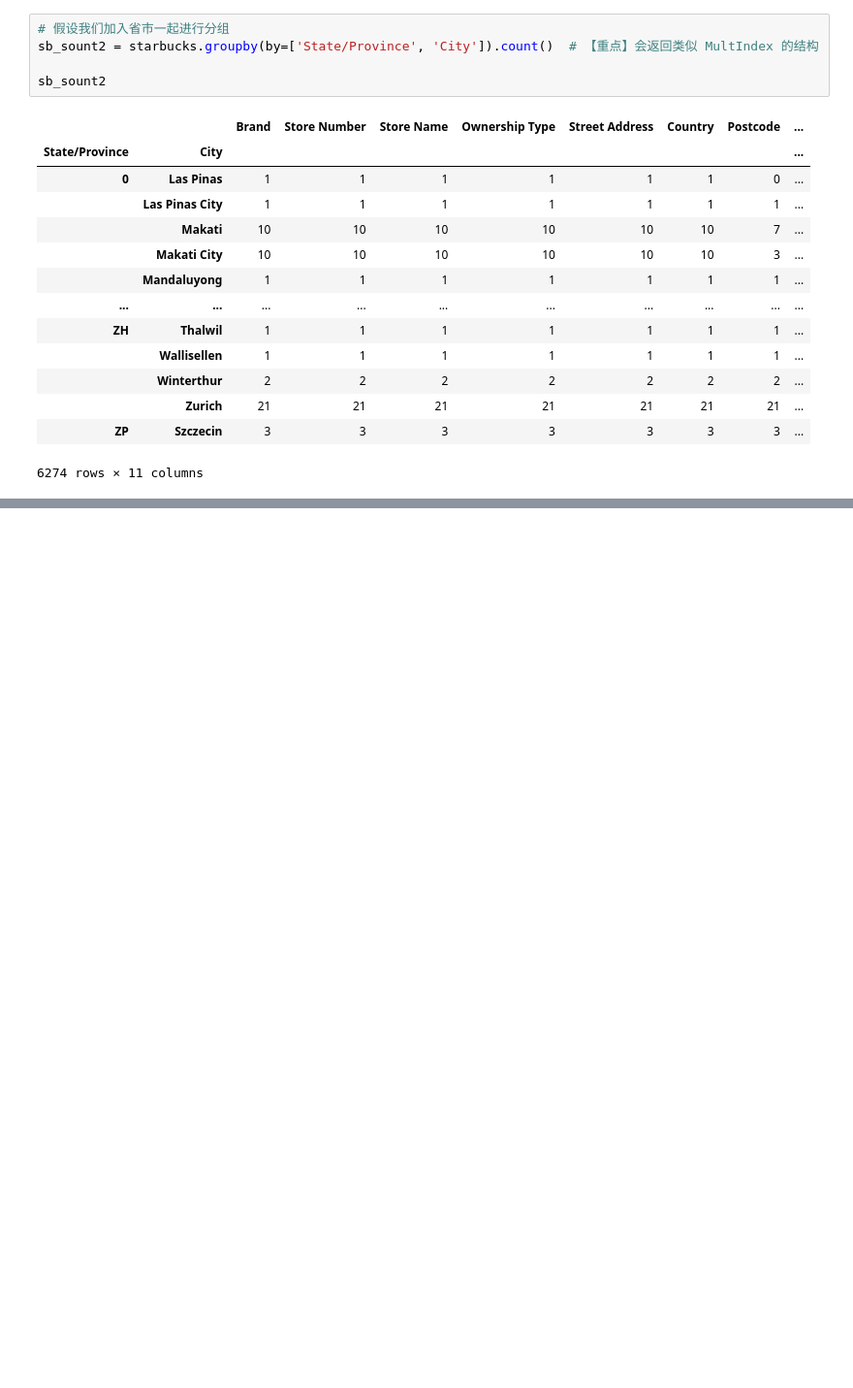
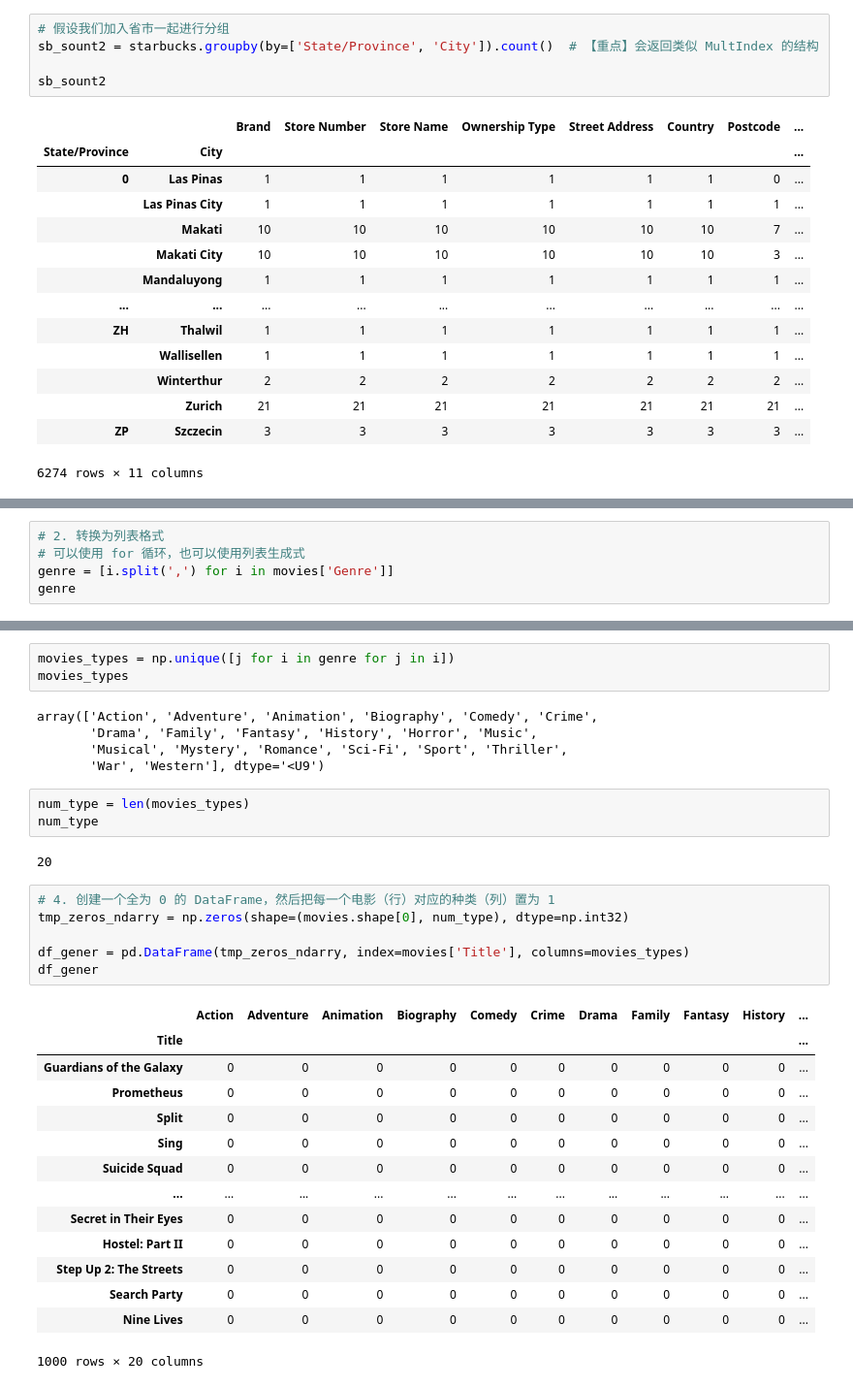
Before and after one commit to NekoSilverFox/Data-Mining, a Jupyter notebook: 003 - Pandas/Pandas.ipynb, the cells around one changed output, grey strips where cells are left out. Shown at 97% size. Saved outputs shown, nothing was run; the diff lists cells and outputs as text; blank space fills up the shorter version.

```diff
--- a/003 - Pandas/Pandas.ipynb
+++ b/003 - Pandas/Pandas.ipynb
@@ -1745,0 +1852,5 @@ sb_sount2
+# %%
+# 2. 转换为列表格式
+# 可以使用 for 循环，也可以使用列表生成式
+genre = [i.split(',') for i in movies['Genre']]
+genre
@@ -1745,0 +1896,34 @@ sb_sount2
+# %%
+movies_types = np.unique([j for i in genre for j in i])
+movies_types
+# %% [output]
+array(['Action', 'Adventure', 'Animation', 'Biography', 'Comedy', 'Crime',
+       'Drama', 'Family', 'Fantasy', 'History', 'Horror', 'Music',
+       'Musical', 'Mystery', 'Romance', 'Sci-Fi', 'Sport', 'Thriller',
+       'War', 'Western'], dtype='<U9')
+# %%
+num_type = len(movies_types)
+num_type
+# %% [output]
+20
+# %%
+# 4. 创建一个全为 0 的 DataFrame，然后把每一个电影（行）对应的种类（列）置为 1
+tmp_zeros_ndarry = np.zeros(shape=(movies.shape[0], num_type), dtype=np.int32)
+
+df_gener = pd.DataFrame(tmp_zeros_ndarry, index=movies['Title'], columns=movies_types)
+df_gener
+# %% [output]
+|  | Action | Adventure | Animation | Biography | Comedy | Crime | Drama | Family | Fantasy | History | ... |
+| Title |  |  |  |  |  |  |  |  |  |  | ... |
+| Guardians of the Galaxy | 0 | 0 | 0 | 0 | 0 | 0 | 0 | 0 | 0 | 0 | ... |
+| Prometheus | 0 | 0 | 0 | 0 | 0 | 0 | 0 | 0 | 0 | 0 | ... |
+| Split | 0 | 0 | 0 | 0 | 0 | 0 | 0 | 0 | 0 | 0 | ... |
+| Sing | 0 | 0 | 0 | 0 | 0 | 0 | 0 | 0 | 0 | 0 | ... |
+| Suicide Squad | 0 | 0 | 0 | 0 | 0 | 0 | 0 | 0 | 0 | 0 | ... |
+| ... | ... | ... | ... | ... | ... | ... | ... | ... | ... | ... | ... |
+| Secret in Their Eyes | 0 | 0 | 0 | 0 | 0 | 0 | 0 | 0 | 0 | 0 | ... |
+| Hostel: Part II | 0 | 0 | 0 | 0 | 0 | 0 | 0 | 0 | 0 | 0 | ... |
+| Step Up 2: The Streets | 0 | 0 | 0 | 0 | 0 | 0 | 0 | 0 | 0 | 0 | ... |
+| Search Party | 0 | 0 | 0 | 0 | 0 | 0 | 0 | 0 | 0 | 0 | ... |
+| Nine Lives | 0 | 0 | 0 | 0 | 0 | 0 | 0 | 0 | 0 | 0 | ... |
+1000 rows × 20 columns
```
Also changed, not shown: parts of 19 cells of this notebook, 3 other files.
